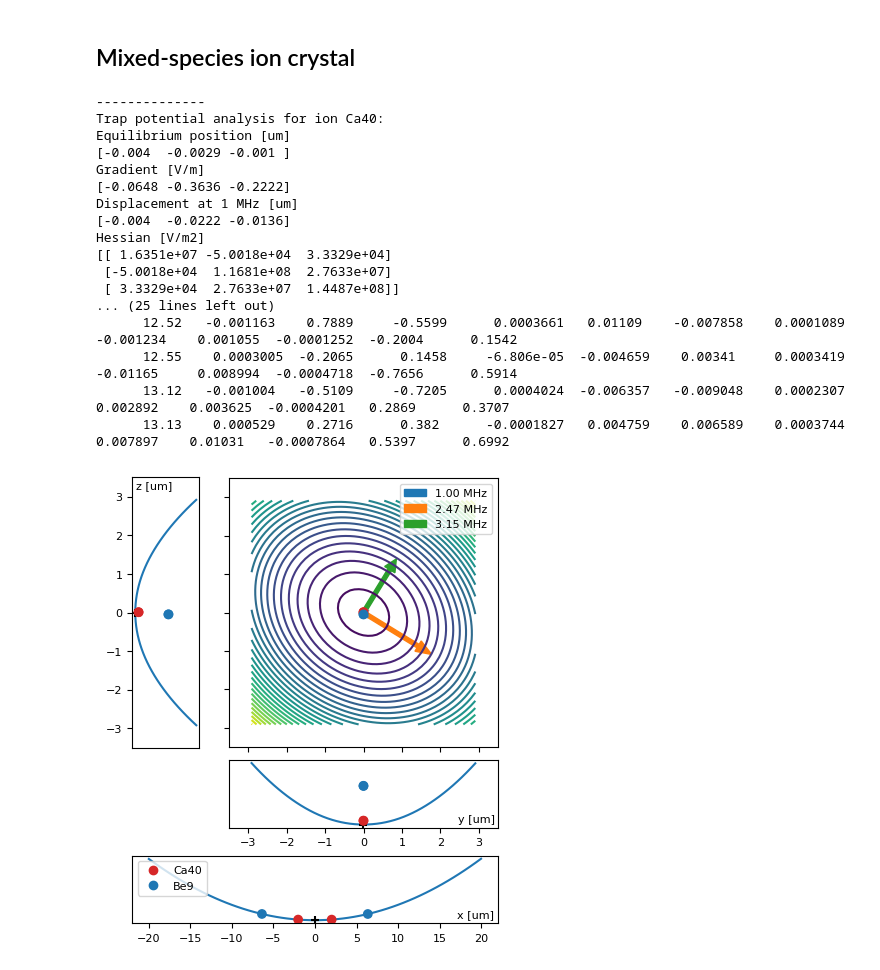
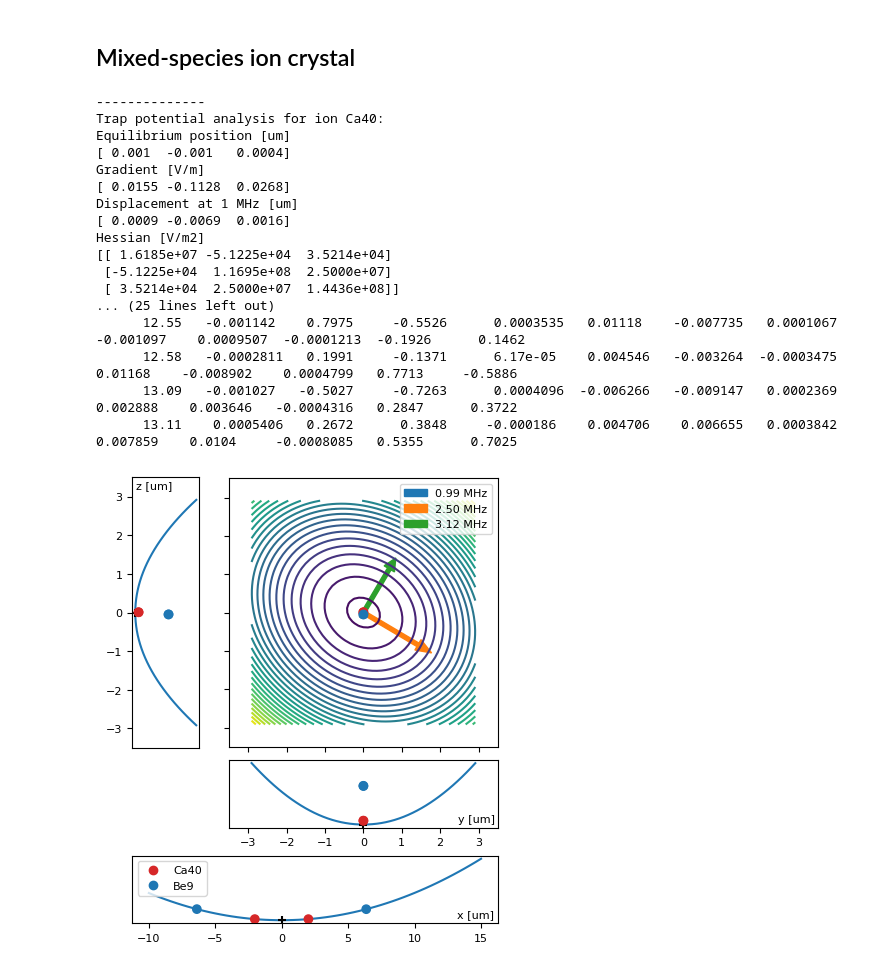
Before and after one commit to tiqi-group/pytrans-examples, a Jupyter notebook: examples/01_static_potential.ipynb, the cells around one changed output. Saved outputs shown, nothing was run; the diff lists cells and outputs as text; code cells hidden in the pictures.

Commit message:
Figure drafts finished
Former-commit-id: ff13391d3b23b9573065bb865e606a1422667c5f

```diff
--- a/examples/01_static_potential.ipynb
+++ b/examples/01_static_potential.ipynb
@@ -29,7 +29,8 @@ trap = SegmentedTrap()
 n_samples = 1
 waveform = init_waveform(n_samples, trap.n_electrodes)
 
-r0 = (0, 0, trap.z0)
+x0 = 0
+r0 = (x0, 0, trap.z0)
 ion = Ca40
 axial_curv = freq_to_curv(1e6, ion=Ca40)
 radial_curv = 2.5e7
@@ -119,32 +137,33 @@ _ = plot_voltages_on_trap(trap, waveform[0])
 # %%
 from pytrans.ions import Ca40, Be9
 from pytrans.analysis import analyse_potential
 
-r0 = (0, 0, trap.z0)
-roi = (20e-6, 3.5e-6, 3.5e-6)
+r0 = (x0, 0, trap.z0)
+# roi = (20e-6, 3.5e-6, 3.5e-6)
+roi = ((x0 - 10e-6, x0 + 15e-6), 3.5e-6, 3.5e-6)
 
 ions = [Be9, Ca40, Ca40, Be9]
 res = analyse_potential(trap, voltages=waveform[0], ions=ions, ion1=Ca40, r0=r0, roi=roi, verbose=False)
 res
 # %% [output]
 --------------
 Trap potential analysis for ion Ca40:
 Equilibrium position [um]
-[-0.004  -0.0029 -0.001 ]
+[ 0.001  -0.001   0.0004]
 Gradient [V/m]
-[-0.0648 -0.3636 -0.2222]
+[ 0.0155 -0.1128  0.0268]
 Displacement at 1 MHz [um]
-[-0.004  -0.0222 -0.0136]
+[ 0.0009 -0.0069  0.0016]
 Hessian [V/m2]
-[[ 1.6351e+07 -5.0018e+04  3.3329e+04]
- [-5.0018e+04  1.1681e+08  2.7633e+07]
- [ 3.3329e+04  2.7633e+07  1.4487e+08]]
+[[ 1.6185e+07 -5.1225e+04  3.5214e+04]
+ [-5.1225e+04  1.1695e+08  2.5000e+07]
+ [ 3.5214e+04  2.5000e+07  1.4436e+08]]
 ... (25 lines left out)
-      12.52   -0.001163    0.7889     -0.5599      0.0003661   0.01109    -0.007858    0.0001089  -0.001234    0.001055  -0.0001252  -0.2004      0.1542
-      12.55    0.0003005  -0.2065      0.1458     -6.806e-05  -0.004659    0.00341     0.0003419  -0.01165     0.008994  -0.0004718  -0.7656      0.5914
-      13.12   -0.001004   -0.5109     -0.7205      0.0004024  -0.006357   -0.009048    0.0002307   0.002892    0.003625  -0.0004201   0.2869      0.3707
-      13.13    0.000529    0.2716      0.382      -0.0001827   0.004759    0.006589    0.0003744   0.007897    0.01031   -0.0007864   0.5397      0.6992
+      12.55   -0.001142    0.7975     -0.5526      0.0003535   0.01118    -0.007735   0.0001067  -0.001097    0.0009507  -0.0001213  -0.1926      0.1462
+      12.58   -0.0002811   0.1991     -0.1371      6.17e-05    0.004546   -0.003264  -0.0003475   0.01168    -0.008902    0.0004799   0.7713     -0.5886
+      13.09   -0.001027   -0.5027     -0.7263      0.0004096  -0.006266   -0.009147   0.0002369   0.002888    0.003646   -0.0004316   0.2847      0.3722
+      13.11    0.0005406   0.2672      0.3848     -0.000186    0.004706    0.006655   0.0003842   0.007859    0.0104     -0.0008085   0.5355      0.7025
-[figure, old version]
+[figure, new version]
 # %%
 from pytrans.plotting import plot3d_potential
 
```
Also changed, not shown: parts of 4 cells of this notebook, 23 other files.
